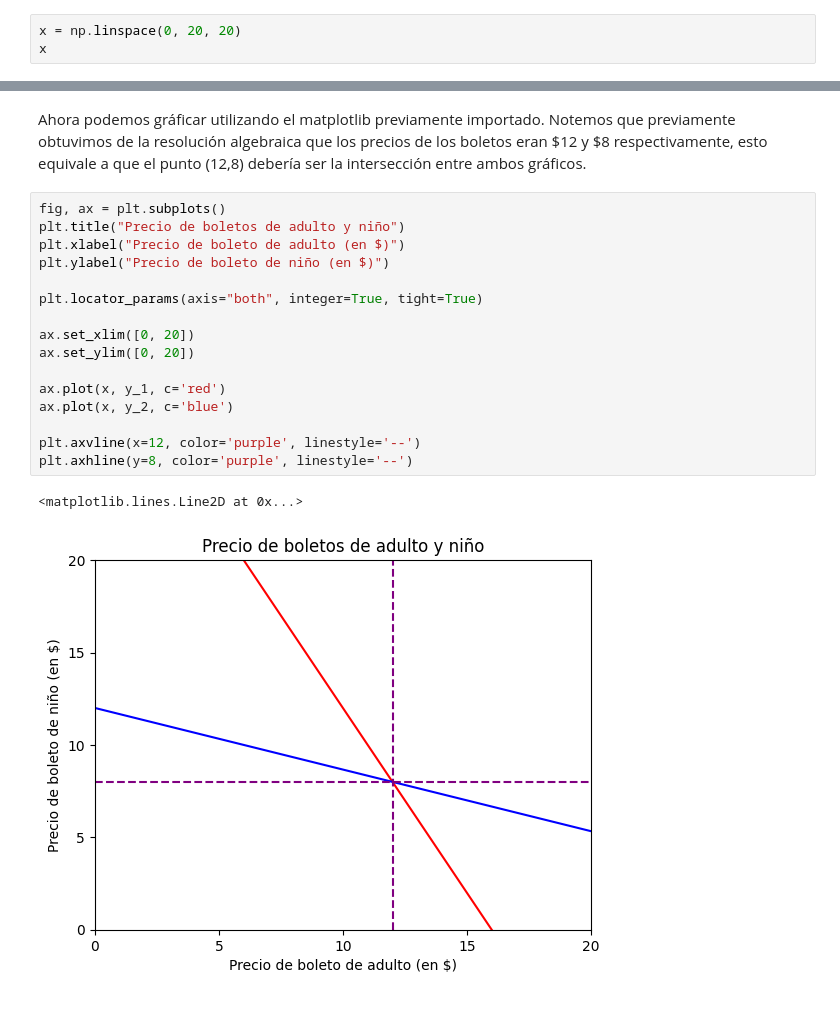
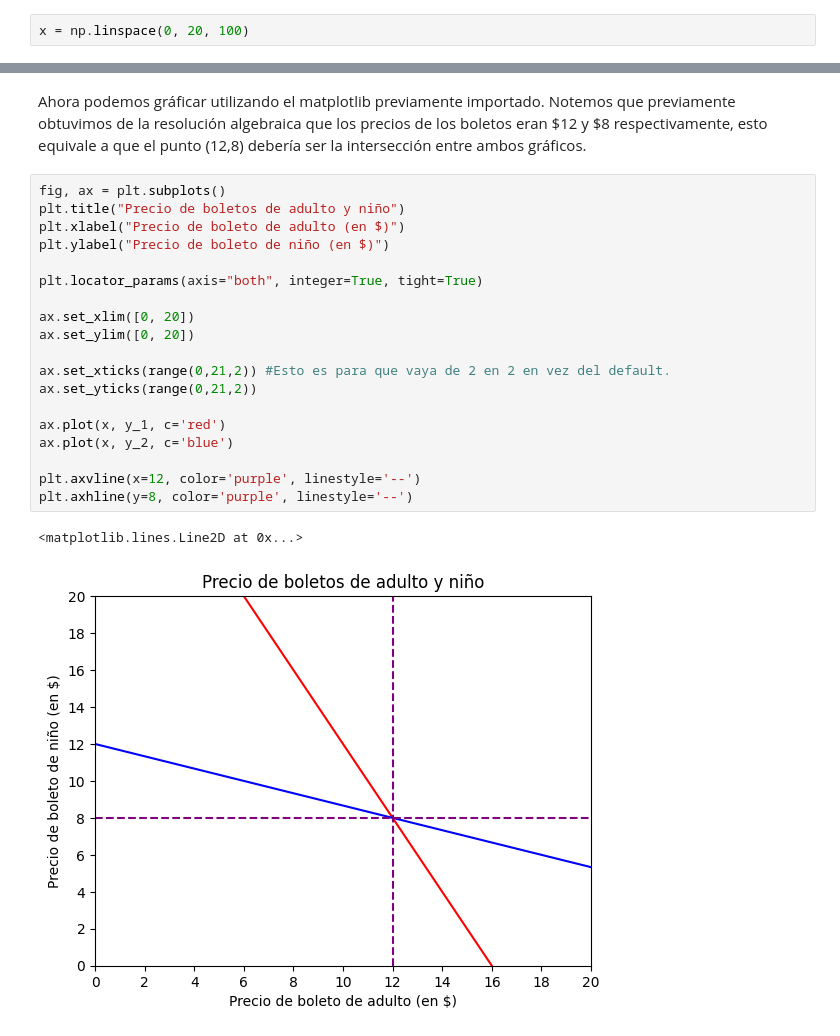
Before and after one commit to boredanon/machine-learning2023-2, a Jupyter notebook: tarea_algebra_jose_del_solar.ipynb, the cells around one changed output, grey strips where cells are left out. Cells and saved outputs as stored; diff of their text form.

```diff
--- a/tarea_algebra_jose_del_solar.ipynb
+++ b/tarea_algebra_jose_del_solar.ipynb
@@ -109,5 +109,4 @@ $y = 12 - \frac{1}{3}x$
 
 Para los valores de $x$ (en el eje horizontal), vamos a definir una sequencia lineal usando la librería numpy.
 # %%
-x = np.linspace(0, 20, 20)
-x
+x = np.linspace(0, 20, 100)
@@ -127,19 +121,22 @@ Notemos que previamente obtuvimos de la resolución algebraica que los precios d
 # %%
 fig, ax = plt.subplots()
 plt.title("Precio de boletos de adulto y niño")
 plt.xlabel("Precio de boleto de adulto (en $)")
 plt.ylabel("Precio de boleto de niño (en $)")
 
 plt.locator_params(axis="both", integer=True, tight=True)
 
 ax.set_xlim([0, 20])
 ax.set_ylim([0, 20])
 
+ax.set_xticks(range(0,21,2)) #Esto es para que vaya de 2 en 2 en vez del default.
+ax.set_yticks(range(0,21,2))
+
 ax.plot(x, y_1, c='red')
 ax.plot(x, y_2, c='blue')
 
 plt.axvline(x=12, color='purple', linestyle='--')
 plt.axhline(y=8, color='purple', linestyle='--')
 # %% [output]
 <matplotlib.lines.Line2D at 0x...>
-[figure, old version]
+[figure, new version]
```
Also changed, not shown: parts of 2 cells of this notebook.
